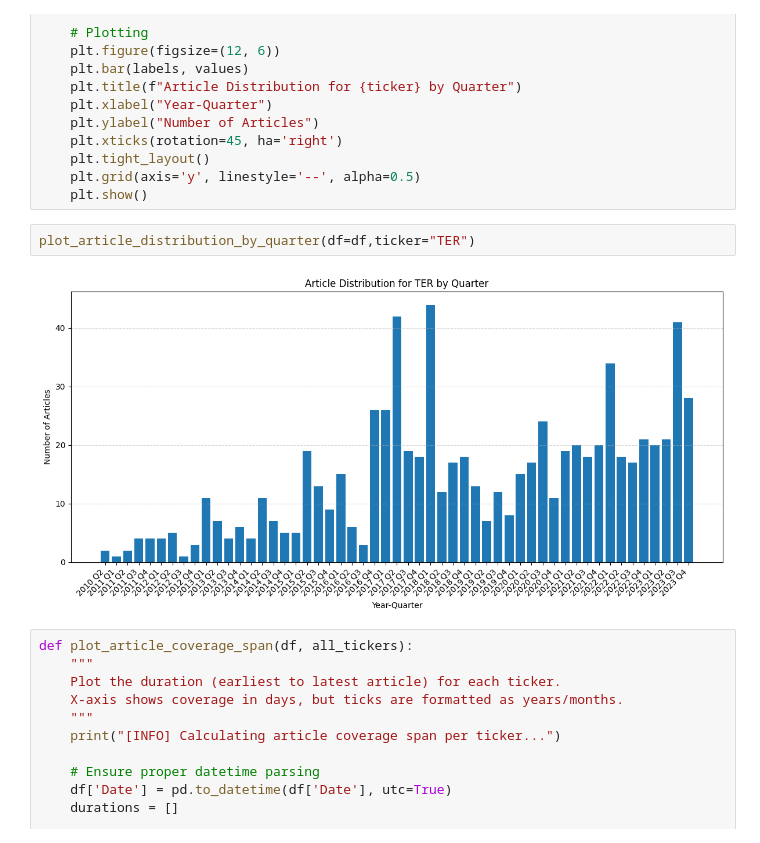
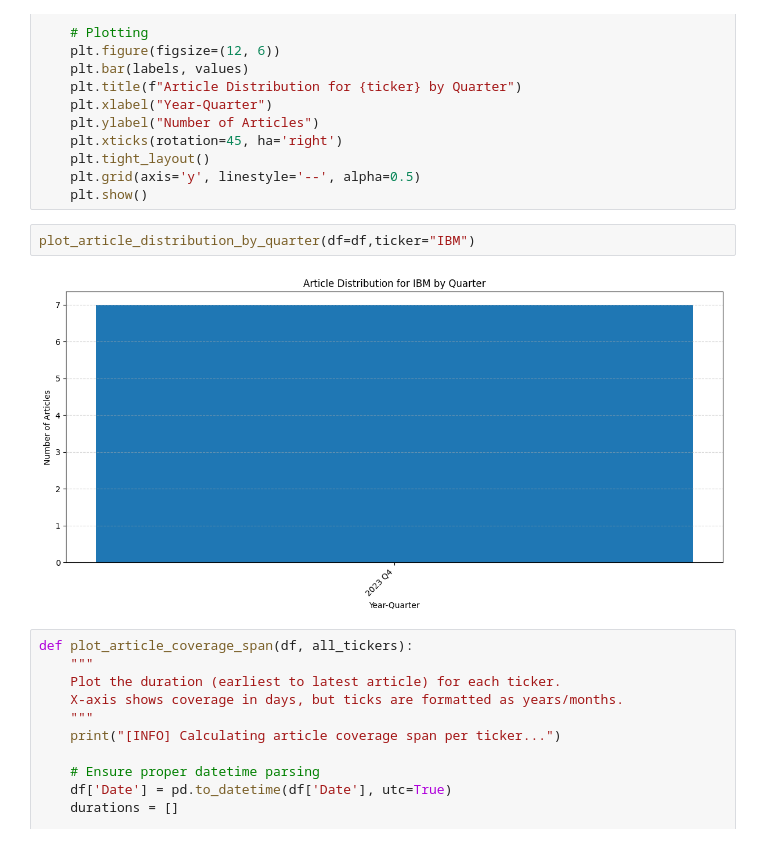
Before and after one commit to jamiebellthomas/apollo, a Jupyter notebook: DataAssembly/NewsArticles/news_csv_analysis.ipynb, the cells around one changed output. Cells and saved outputs as stored; diff of their text form.

```diff
--- a/DataAssembly/NewsArticles/news_csv_analysis.ipynb
+++ b/DataAssembly/NewsArticles/news_csv_analysis.ipynb
@@ -140,9 +141,9 @@ def plot_article_distribution_by_quarter(df, ticker):
     plt.grid(axis='y', linestyle='--', alpha=0.5)
     plt.show()
 # %%
-plot_article_distribution_by_quarter(df=df,ticker="TER")
+plot_article_distribution_by_quarter(df=df,ticker="IBM")
 # %% [output]
-[figure, old version]
+[figure, new version]
 # %%
 def plot_article_coverage_span(df, all_tickers):
     """
```
Also changed, not shown: parts of 10 cells of this notebook, 5 other files.
